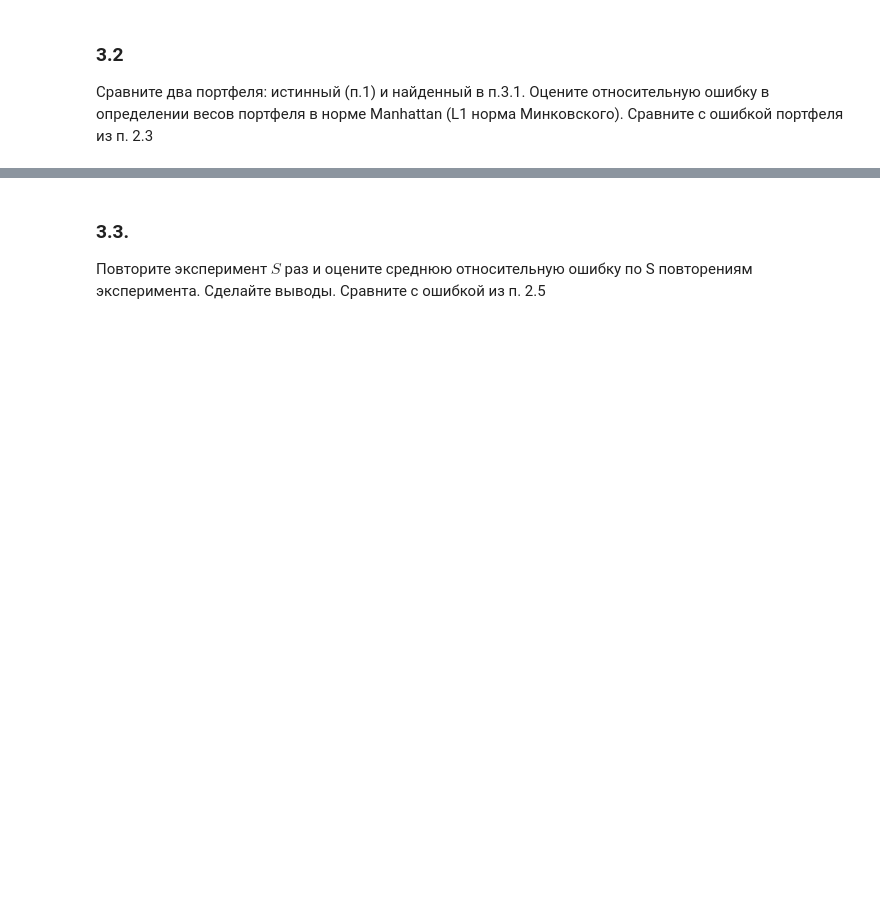
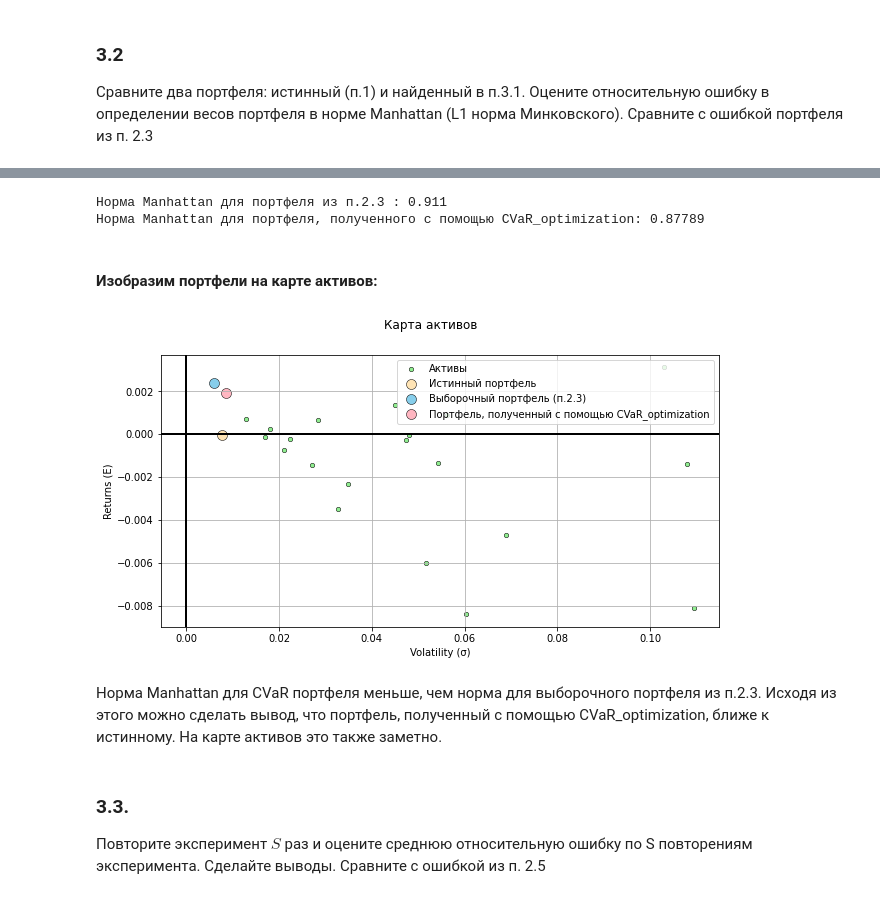
Before and after one commit to dselivanovskaya/Finance-operations-research-lab-3, a Jupyter notebook: lab-3.ipynb, the cells around one changed output, grey strips where cells are left out. Saved outputs shown, nothing was run; the diff lists cells and outputs as text; code cells hidden in the pictures; blank space fills up the shorter version.

```diff
--- a/lab-3.ipynb
+++ b/lab-3.ipynb
@@ -642,3 +741,51 @@ $\sigma_{est}^2(x) =\sum\sum \sigma_{est (i, j)} x_ix_j$ )
+# %%
+norm1 = np.around(np.linalg.norm(x_opt - x_opt_r_sample30, ord = 1), 5)
+norm2 = np.around(np.linalg.norm(x_opt - weights_cvar, ord = 1), 5)
+print('Норма Manhattan для портфеля из п.2.3 :', norm1)
+print('Норма Manhattan для портфеля, полученного с помощью CVaR_optimization:', norm2)
+# %% [output]
+Норма Manhattan для портфеля из п.2.3 : 0.911
+Норма Manhattan для портфеля, полученного с помощью CVaR_optimization: 0.87789
+# %% [markdown]
+#### Изобразим портфели на карте активов:
+# %%
+#Координаты для активов
+sample_stds = np.diag(cov_mat)**0.5
+sample_means = calc_sample_means(log_returns)
+#Координаты для истинного портфеля
+E_x_opt = calc_portfolio_return(x_opt, means)
+std_x_opt = calc_portfolio_volatility(x_opt, cov_mat)
+#Координаты для выборочного оптимального портфеля из п.2.3
+E_x_opt_r_sample30 = calc_portfolio_return(x_opt_r_sample30, r_sample30_means)
+std_x_opt_r_sample30 = calc_portfolio_volatility(x_opt_r_sample30, r_sample30_cov_mat)
+#Координаты для портфеля, полученного с помощью CVaR_optimization
+E_weights_cvar = calc_portfolio_return(weights_cvar, r_sample30_means)
+std_weights_cvar = calc_portfolio_volatility(weights_cvar, r_sample30_cov_mat)
+
+#График
+fig, ax = plt.subplots(figsize=(10, 5))
+fig.suptitle("Карта активов")
+ax.axhline(linewidth=2, color='black')
+ax.axvline(linewidth=2, color='black')
+
+ax.scatter(sample_stds, sample_means, marker="o",
+           color='lightgreen', edgecolors= 'black', linewidth=0.5, s=20, label='Активы')
+ax.scatter(std_x_opt, E_x_opt, marker="o", color='moccasin',
+           edgecolors= 'black', linewidth=0.5, s=100, label="Истинный портфель")
+ax.scatter(std_x_opt_r_sample30, E_x_opt_r_sample30, marker="o", color='skyblue',
+           edgecolors= 'black', linewidth=0.5, s=100, label="Выборочный портфель (п.2.3)")
+ax.scatter(std_weights_cvar, E_weights_cvar, marker="o", color='lightpink',
+           edgecolors= 'black', linewidth=0.5, s=100, label="Портфель, полученный с помощью CVaR_optimization")
+
+ax.set_xlabel("Volatility (σ)")
+ax.set_ylabel("Returns (E)")
+ax.grid()
+ax.legend()
+fig.show()
+# %% [output]
+[figure, added]
+# %% [markdown]
+Норма Manhattan для СVaR портфеля меньше, чем норма для выборочного портфеля из п.2.3. Исходя из этого можно сделать вывод, что портфель, полученный с помощью CVaR_optimization, ближе к истинному. На карте активов это также заметно.
 # %% [markdown]
 ### 3.3.
 Повторите эксперимент $S$ раз и оцените среднюю относительную ошибку по S повторениям эксперимента. Сделайте выводы.  Сравните с ошибкой из п. 2.5
```
Also changed, not shown: parts of 22 cells of this notebook.
